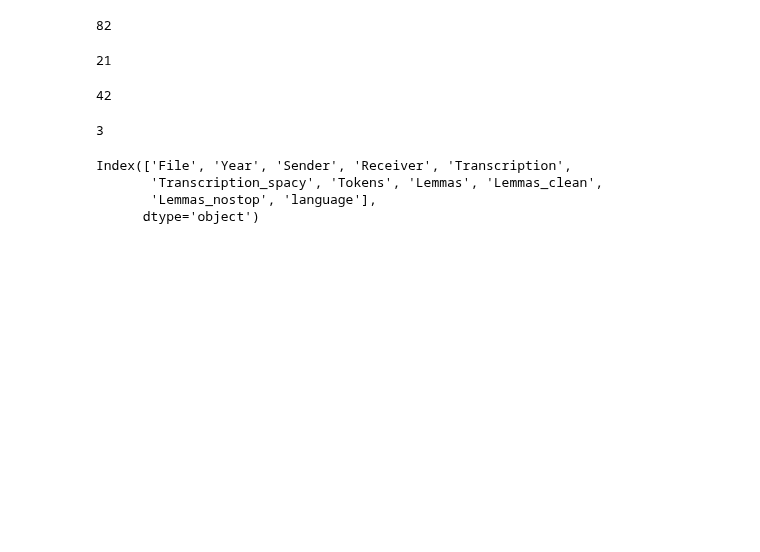
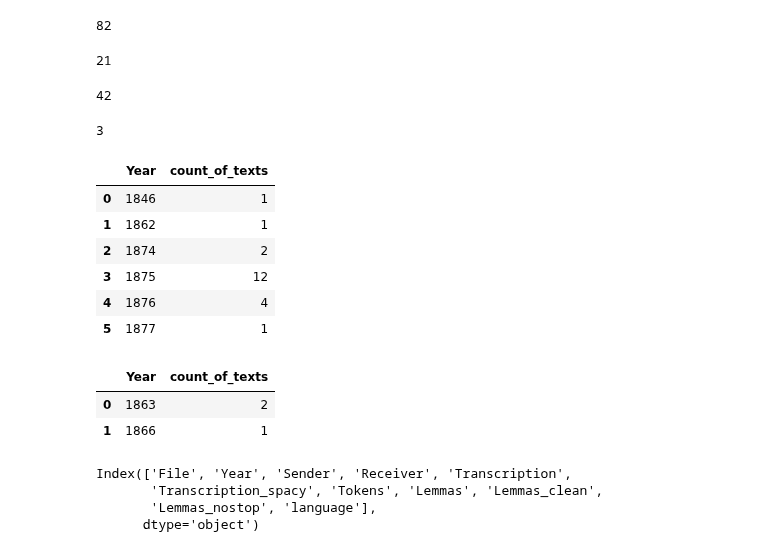
Before and after one commit to BarbaraMcG/darwin-semantic-change, a Jupyter notebook: Semantic_change_Darwin_BMcG.ipynb, the cells around one changed output. Saved outputs shown, nothing was run; the diff lists cells and outputs as text; code cells hidden in the pictures; blank space fills up the shorter version.

```diff
--- a/Semantic_change_Darwin_BMcG.ipynb
+++ b/Semantic_change_Darwin_BMcG.ipynb
@@ -583,6 +639,32 @@ len(df[df['Lemmas'].apply(lambda x: 'transmutation' in x)])
 len(df1[df1['Lemmas'].apply(lambda x: 'transmutation' in x)])
 # %% [output]
 3
+# %%
+word_of_interest = 'insectivorous'
+filtered_df1 = df1[df1['Lemmas_clean'].apply(lambda x: word_of_interest in x)]
+pd.set_option('display.max_colwidth', 100)
+
+filtered_df1.shape
+filtered_df1[['Year']].groupby('Year').size().reset_index(name='count_of_texts')
+# %% [output]
+|  | Year | count_of_texts |
+| 0 | 1846 | 1 |
+| 1 | 1862 | 1 |
+| 2 | 1874 | 2 |
+| 3 | 1875 | 12 |
+| 4 | 1876 | 4 |
+| 5 | 1877 | 1 |
+# %%
+word_of_interest = 'transmutation'
+filtered_df1 = df1[df1['Lemmas_clean'].apply(lambda x: word_of_interest in x)]
+pd.set_option('display.max_colwidth', 100)
+
+filtered_df1.shape
+filtered_df1[['Year']].groupby('Year').size().reset_index(name='count_of_texts')
+# %% [output]
+|  | Year | count_of_texts |
+| 0 | 1863 | 2 |
+| 1 | 1866 | 1 |
 # %%
 df1.columns
 # %% [output]
```
Also changed, not shown: parts of 24 cells of this notebook.
